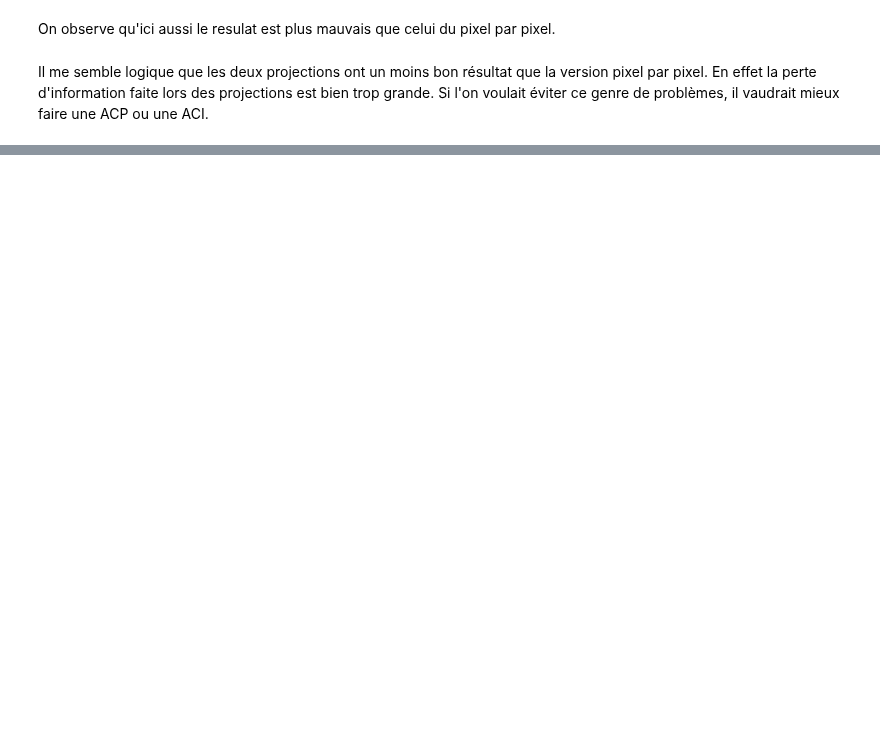
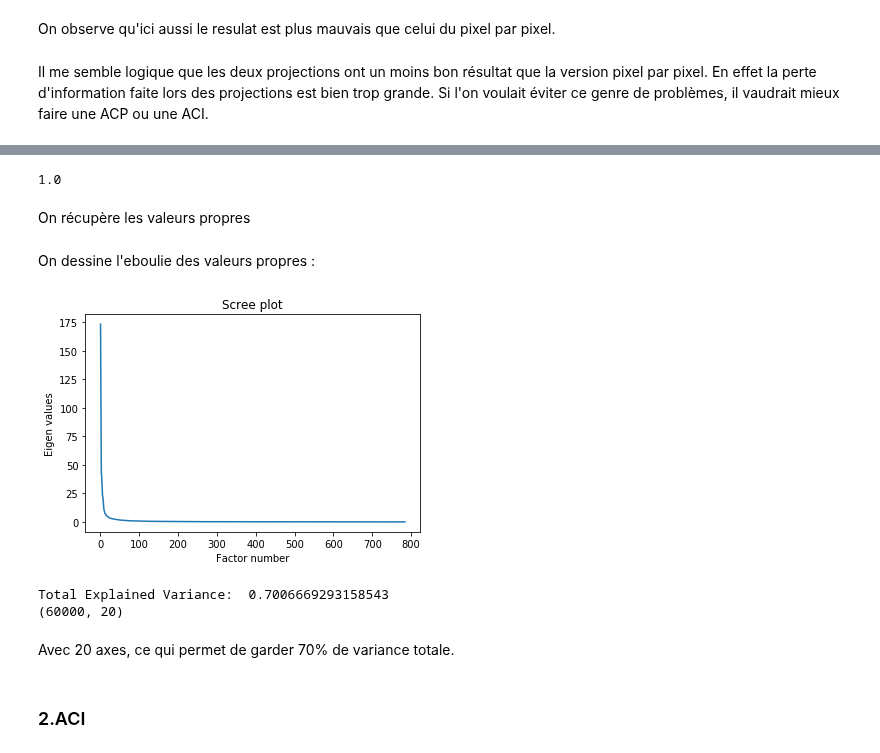
Before and after one commit to LeonPyramid/Devoir_Acid, a Jupyter notebook: Gr2-Delpy_Romain-Leboulanger_Pablo.ipynb, the cells around one changed output, grey strips where cells are left out. Saved outputs shown, nothing was run; the diff lists cells and outputs as text; code cells hidden in the pictures; blank space fills up the shorter version.

```diff
--- a/Gr2-Delpy_Romain-Leboulanger_Pablo.ipynb
+++ b/Gr2-Delpy_Romain-Leboulanger_Pablo.ipynb
@@ -192,0 +154,7 @@ On observe que le classificateur Bayesien a un resultat assez peu précis.
+# %%
+from sklearn.preprocessing import StandardScaler
+X = np.reshape(X_train,(X_train.shape[0],X_train.shape[1]*X_train.shape[2]))
+X = X/256
+X = X-0.5
+scaler = StandardScaler()
+z = scaler.fit_transform(X)
@@ -192,0 +163,4 @@ On observe que le classificateur Bayesien a un resultat assez peu précis.
+# %%
+from sklearn.decomposition import PCA
+pca = PCA()
+print(pca)
@@ -192,0 +170,2 @@ On observe que le classificateur Bayesien a un resultat assez peu précis.
+# %%
+pca.fit_transform(z)
@@ -192,0 +210,36 @@ On observe que le classificateur Bayesien a un resultat assez peu précis.
+# %%
+print(pca.explained_variance_ratio_.sum())
+# %% [output]
+1.0
+# %% [markdown]
+On récupère les valeurs propres
+# %%
+eigval = pca.explained_variance_
+p = X.shape[1]
+# %% [markdown]
+On dessine l'eboulie des valeurs propres :
+# %%
+import numpy as np
+%matplotlib inline
+#scree plot
+plt.plot(np.arange(1,p+1),eigval)
+plt.title("Scree plot")
+plt.ylabel("Eigen values")
+plt.xlabel("Factor number")
+plt.show()
+# %% [output]
+[figure, added]
+# %%
+n_components = 20
+pca = PCA(n_components=n_components)
+pca_wine = pca.fit_transform(z)
+total_variance = pca.explained_variance_ratio_.sum()
+print('Total Explained Variance: ', total_variance)
+print(pca_wine.shape)
+# %% [output]
+Total Explained Variance:  0.7006669293158543
+(60000, 20)
+# %% [markdown]
+Avec 20 axes, ce qui permet de garder 70% de variance totale.
+# %% [markdown]
+### 2.ACI
```
Also changed, not shown: parts of 19 cells of this notebook.
